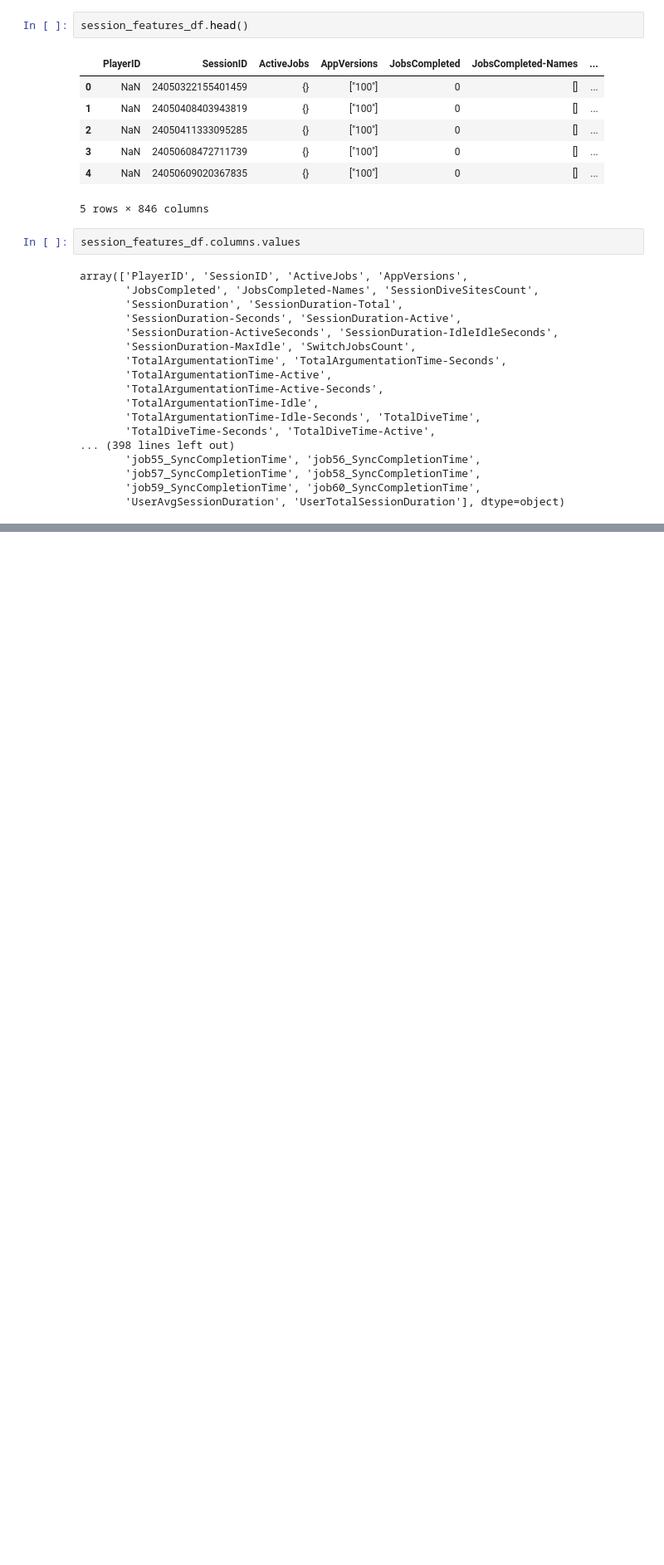
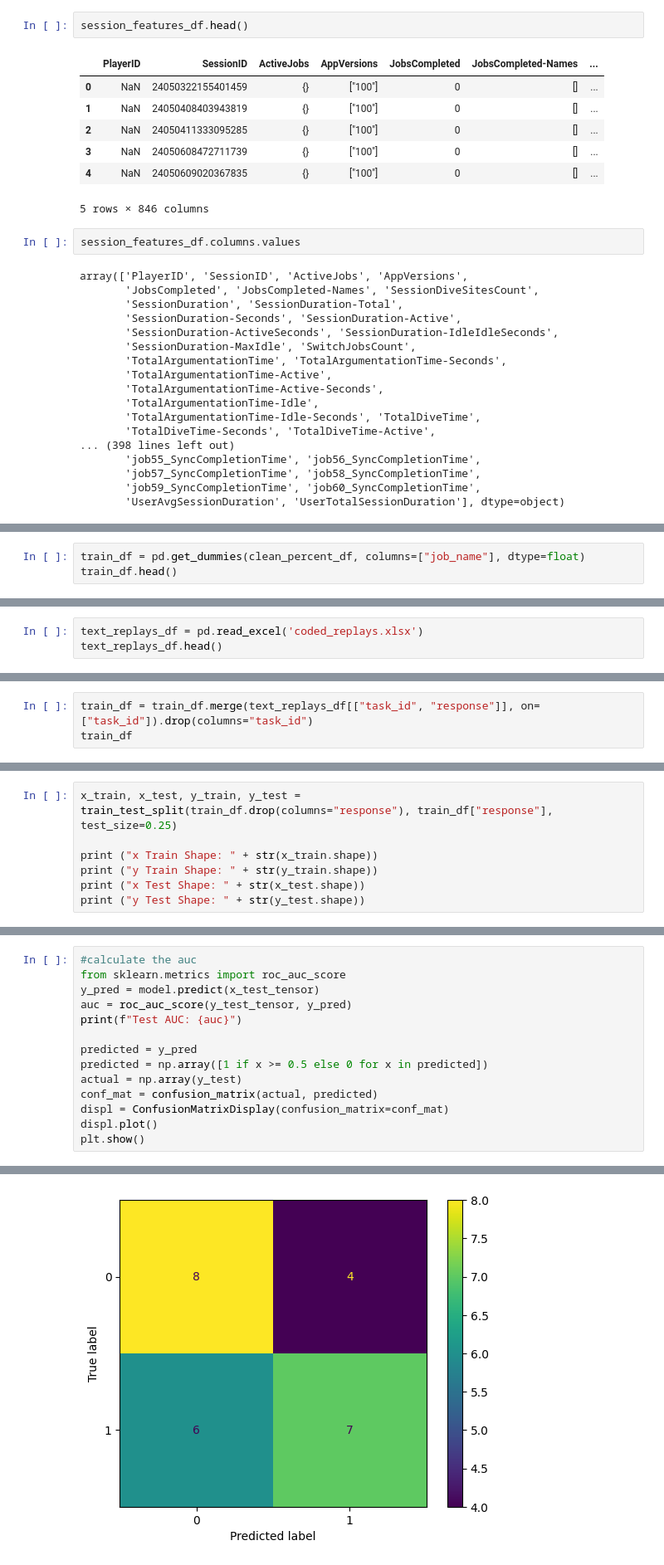
Before and after one commit to opengamedata/ogd-autocoder, a Jupyter notebook: raw_eda.ipynb, the cells around one changed output, grey strips where cells are left out. Shown: that part at 83% size. Cells and saved outputs as stored; diff of their text form; blank space fills up the shorter version.

```diff
--- a/raw_eda.ipynb
+++ b/raw_eda.ipynb
@@ -383,0 +439,3 @@ fig.show()
+# %%
+train_df = pd.get_dummies(clean_percent_df, columns=["job_name"], dtype=float)
+train_df.head()
@@ -383,0 +452,3 @@ fig.show()
+# %%
+text_replays_df = pd.read_excel('coded_replays.xlsx')
+text_replays_df.head()
@@ -383,0 +464,3 @@ fig.show()
+# %%
+train_df = train_df.merge(text_replays_df[["task_id", "response"]], on=["task_id"]).drop(columns="task_id")
+train_df
@@ -383,0 +481,7 @@ fig.show()
+# %%
+x_train, x_test, y_train, y_test = train_test_split(train_df.drop(columns="response"), train_df["response"], test_size=0.25)
+
+print ("x Train Shape: " + str(x_train.shape))
+print ("y Train Shape: " + str(y_train.shape))
+print ("x Test Shape: " + str(x_test.shape))
+print ("y Test Shape: " + str(y_test.shape))
@@ -383,0 +544,15 @@ fig.show()
+# %%
+#calculate the auc
+from sklearn.metrics import roc_auc_score
+y_pred = model.predict(x_test_tensor)
+auc = roc_auc_score(y_test_tensor, y_pred)
+print(f"Test AUC: {auc}")
+
+predicted = y_pred
+predicted = np.array([1 if x >= 0.5 else 0 for x in predicted])
+actual = np.array(y_test)
+conf_mat = confusion_matrix(actual, predicted)
+displ = ConfusionMatrixDisplay(confusion_matrix=conf_mat)
+displ.plot()
+plt.show()
+# %% [output]
@@ -384,2 +561,3 @@ fig.show()
+[figure, added]
 # %% [markdown]
 **Questions:**
```
Also changed, not shown: parts of 29 cells of this notebook, 1 other file.
